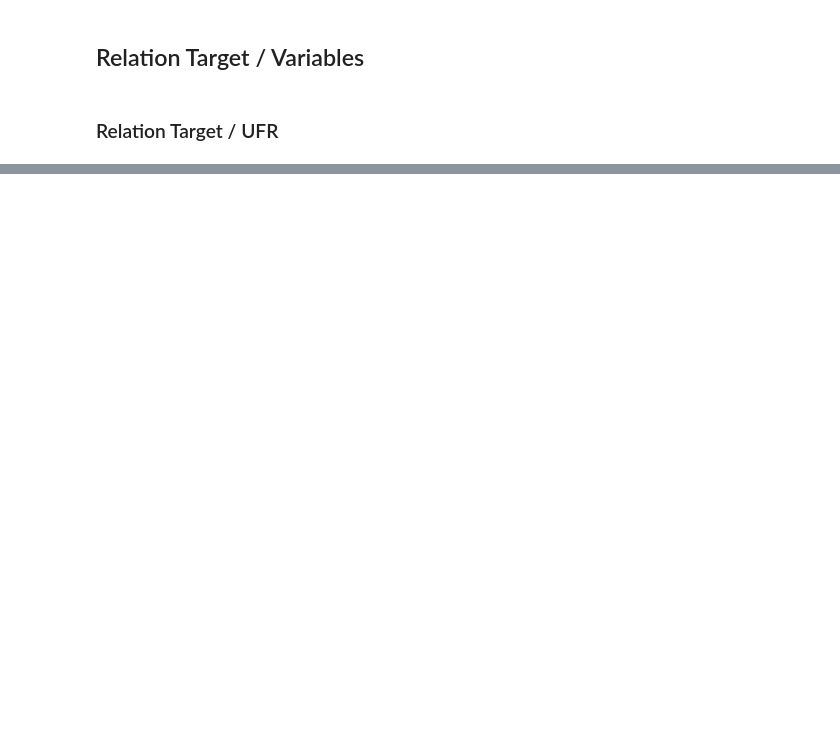
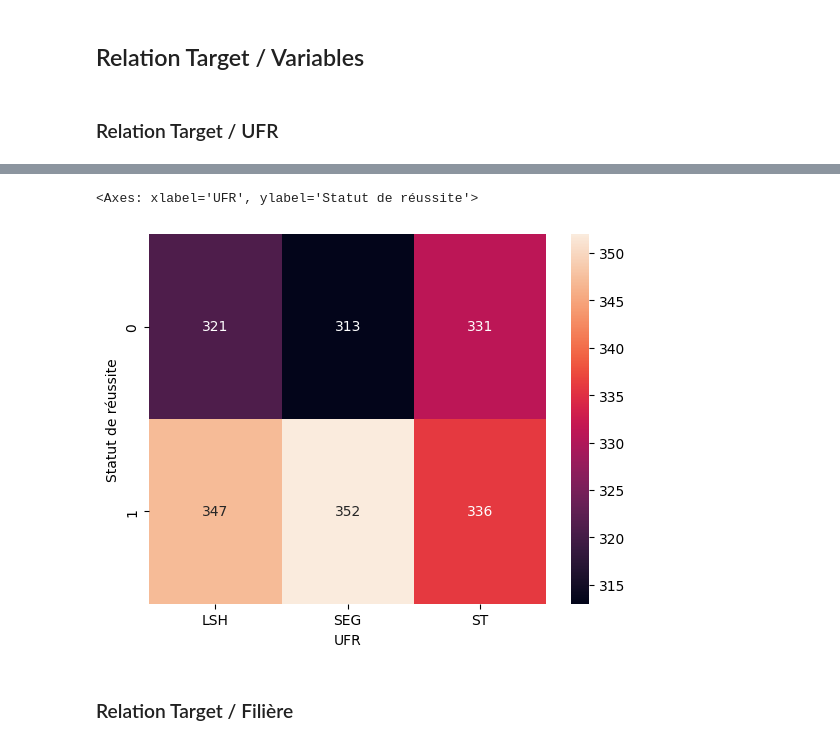
Before and after one commit to SRomeo-dev/Connexion-IESR, a Jupyter notebook: Model.ipynb, the cells around one changed output, grey strips where cells are left out. Saved outputs shown, nothing was run; the diff lists cells and outputs as text; code cells hidden in the pictures; blank space fills up the shorter version.

```diff
--- a/Model.ipynb
+++ b/Model.ipynb
@@ -171,3 +171,11 @@ sns.countplot(x='UFR', hue='Statut de réussite', data=df)
+# %%
+plt.figure()
+sns.heatmap(pd.crosstab(df['Statut de réussite'], df['UFR']), annot=True, fmt='d')
+# %% [output]
+<Axes: xlabel='UFR', ylabel='Statut de réussite'>
+[figure, added]
+# %% [markdown]
+### Relation Target / Filière
 # %%
 sns.countplot(x='Filière', hue='Statut de réussite', data=df)
 # %% [output]
```
Also changed, not shown: parts of 36 cells of this notebook, 1 other file.
